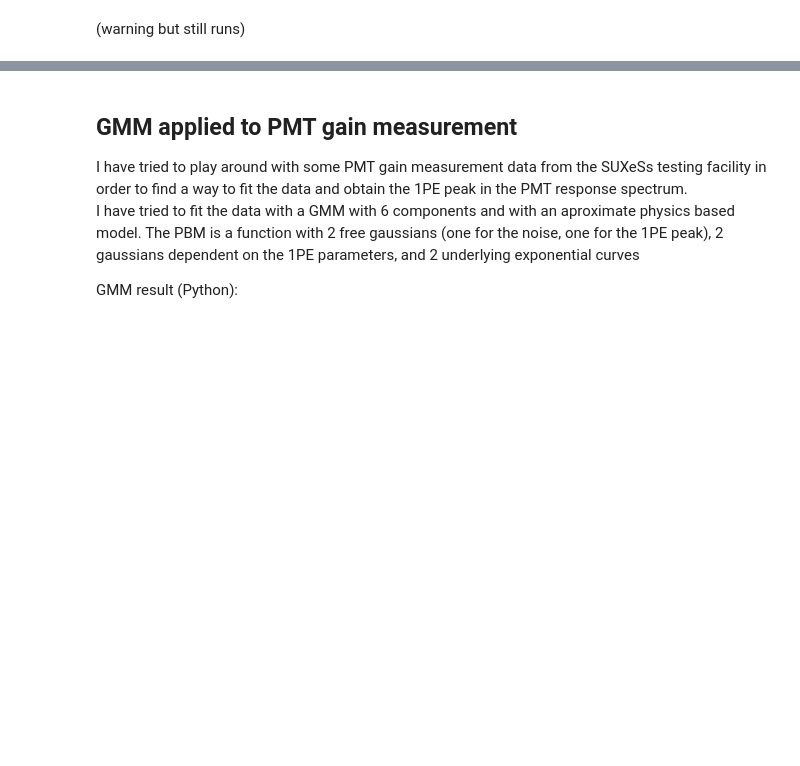
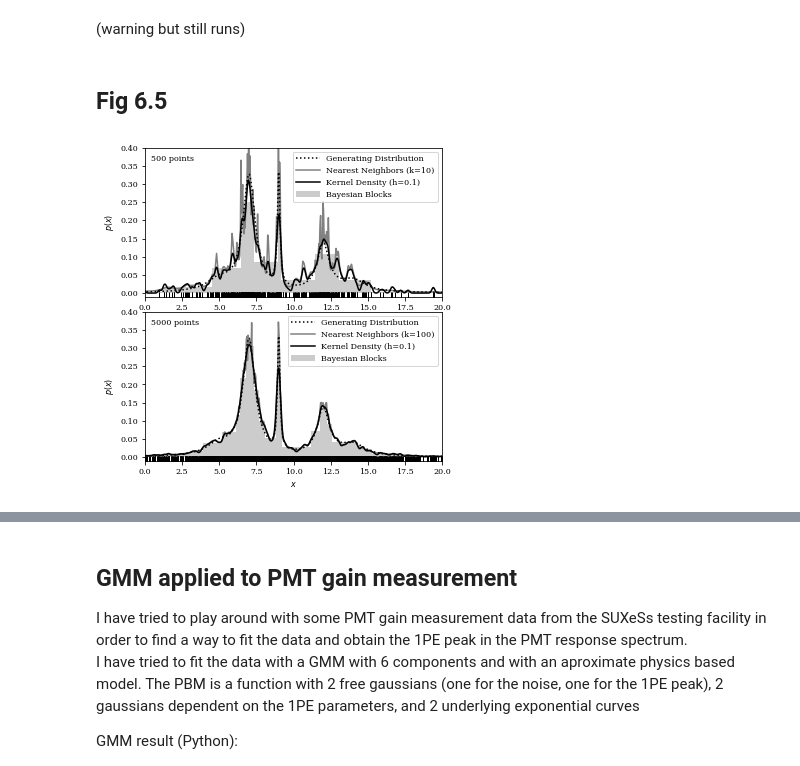
Before and after one commit to oskarkleincentre/MachineLearningInAstronomy, a Jupyter notebook: classes/Hand_On_2/Figure_scripts/Hands_on_Ch6.ipynb, the cells around one changed output, grey strips where cells are left out. Drawn from its saved outputs; the diff is of its cells as text; code cells hidden in the pictures; blank space fills up the shorter version.

```diff
--- a/classes/Hand_On_2/Figure_scripts/Hands_on_Ch6.ipynb
+++ b/classes/Hand_On_2/Figure_scripts/Hands_on_Ch6.ipynb
@@ -44,3 +44,9 @@ run ./fig4_GreatWall_nearest_neighbor.py
 [figure]
 # %% [markdown]
 (warning but still runs)
+# %% [markdown]
+## Fig 6.5
+# %%
+run ./fig5_NN_KDE_BB.py
+# %% [output]
+[figure, added]
```
Also changed, not shown: parts of 6 cells of this notebook, 8 other files.
